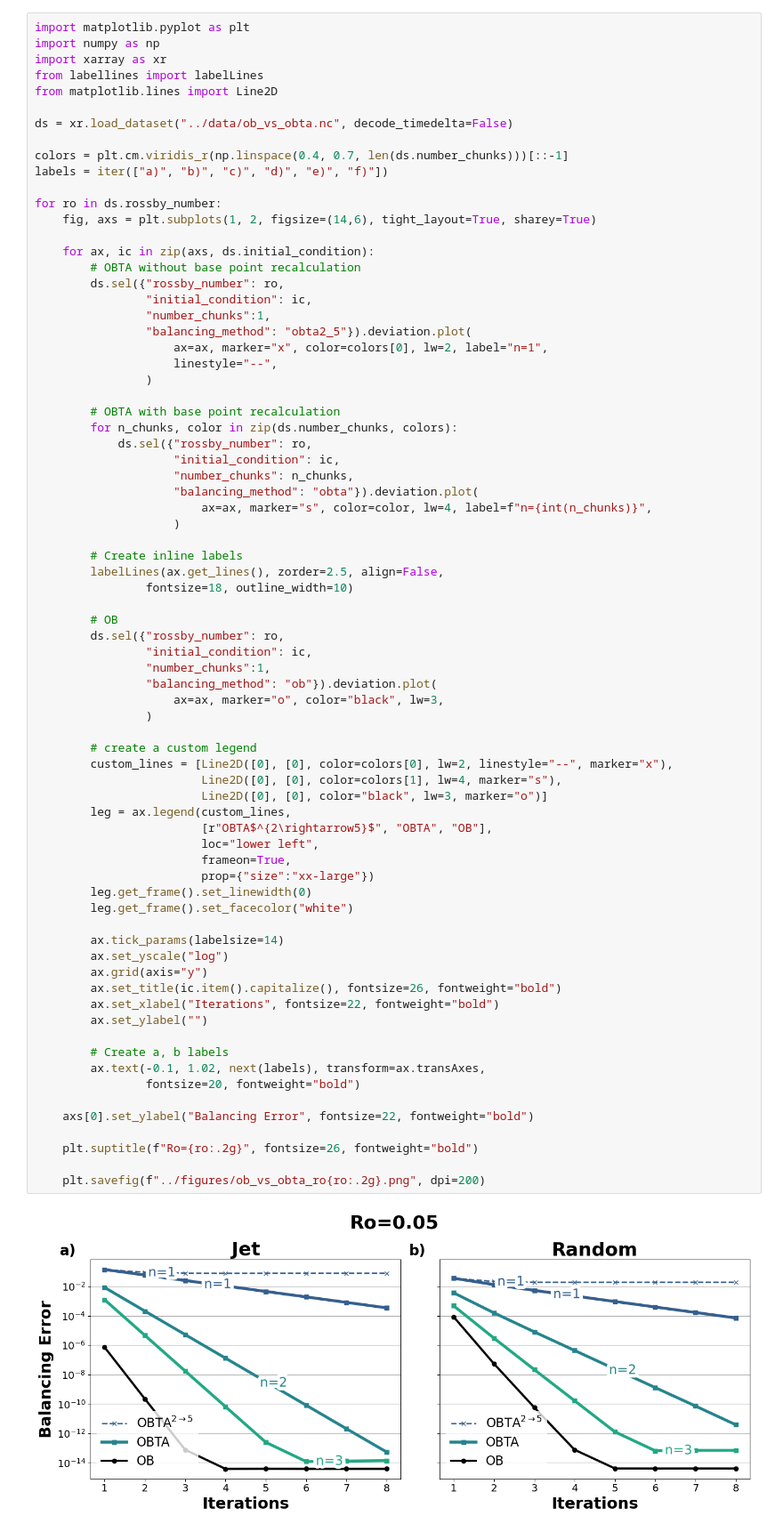
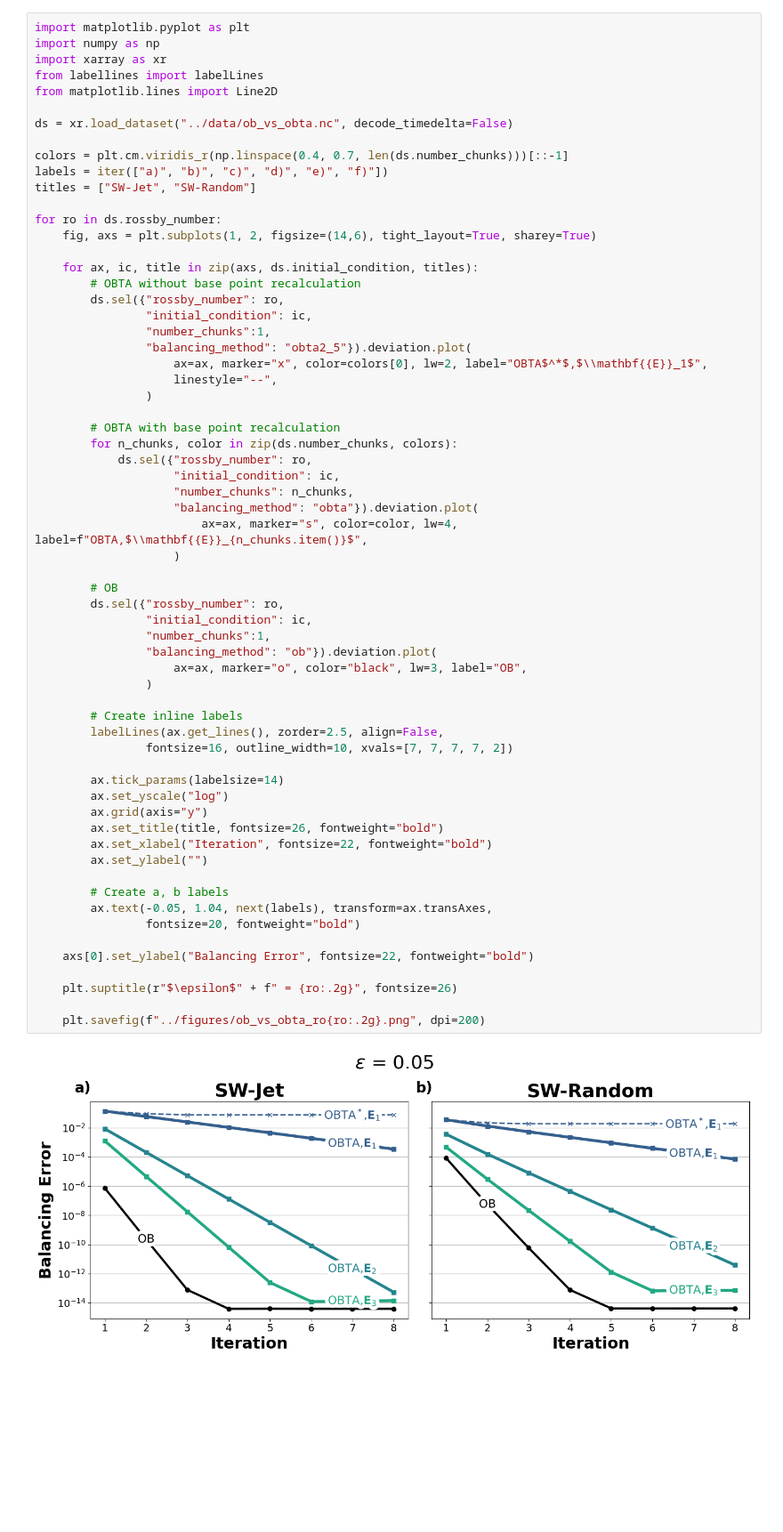
Before and after one commit to Gordi42/obta-paper, a Jupyter notebook: notebooks/ob_vs_obta.ipynb, the cells around one changed output. Shown at 89% size. Drawn from its saved outputs; the diff is of its cells as text; blank space fills up the shorter version.

```diff
--- a/notebooks/ob_vs_obta.ipynb
+++ b/notebooks/ob_vs_obta.ipynb
@@ -9,68 +9,57 @@ ds = xr.load_dataset("../data/ob_vs_obta.nc", decode_timedelta=False)
 
 colors = plt.cm.viridis_r(np.linspace(0.4, 0.7, len(ds.number_chunks)))[::-1]
 labels = iter(["a)", "b)", "c)", "d)", "e)", "f)"])
+titles = ["SW-Jet", "SW-Random"]
 
 for ro in ds.rossby_number:
     fig, axs = plt.subplots(1, 2, figsize=(14,6), tight_layout=True, sharey=True)
 
-    for ax, ic in zip(axs, ds.initial_condition):
+    for ax, ic, title in zip(axs, ds.initial_condition, titles):
         # OBTA without base point recalculation
         ds.sel({"rossby_number": ro,
                 "initial_condition": ic,
                 "number_chunks":1,
                 "balancing_method": "obta2_5"}).deviation.plot(
-                    ax=ax, marker="x", color=colors[0], lw=2, label="n=1",
+                    ax=ax, marker="x", color=colors[0], lw=2, label="OBTA$^*$,$\\mathbf{{E}}_1$",
                     linestyle="--",
                 )
 
         # OBTA with base point recalculation
         for n_chunks, color in zip(ds.number_chunks, colors):
             ds.sel({"rossby_number": ro,
                     "initial_condition": ic,
                     "number_chunks": n_chunks,
                     "balancing_method": "obta"}).deviation.plot(
-                        ax=ax, marker="s", color=color, lw=4, label=f"n={int(n_chunks)}",
+                        ax=ax, marker="s", color=color, lw=4, label=f"OBTA,$\\mathbf{{E}}_{n_chunks.item()}$",
                     )
-
-        # Create inline labels
-        labelLines(ax.get_lines(), zorder=2.5, align=False,
-                fontsize=18, outline_width=10)
 
         # OB
         ds.sel({"rossby_number": ro,
                 "initial_condition": ic,
                 "number_chunks":1,
                 "balancing_method": "ob"}).deviation.plot(
-                    ax=ax, marker="o", color="black", lw=3,
+                    ax=ax, marker="o", color="black", lw=3, label="OB",
                 )
 
-        # create a custom legend
-        custom_lines = [Line2D([0], [0], color=colors[0], lw=2, linestyle="--", marker="x"),
-                        Line2D([0], [0], color=colors[1], lw=4, marker="s"),
-                        Line2D([0], [0], color="black", lw=3, marker="o")]
-        leg = ax.legend(custom_lines,
-                        [r"OBTA$^{2\rightarrow5}$", "OBTA", "OB"],
-                        loc="lower left",
-                        frameon=True,
-                        prop={"size":"xx-large"})
-        leg.get_frame().set_linewidth(0)
-        leg.get_frame().set_facecolor("white")
+        # Create inline labels
+        labelLines(ax.get_lines(), zorder=2.5, align=False,
+                fontsize=16, outline_width=10, xvals=[7, 7, 7, 7, 2])
 
         ax.tick_params(labelsize=14)
         ax.set_yscale("log")
         ax.grid(axis="y")
-        ax.set_title(ic.item().capitalize(), fontsize=26, fontweight="bold")
-        ax.set_xlabel("Iterations", fontsize=22, fontweight="bold")
+        ax.set_title(title, fontsize=26, fontweight="bold")
+        ax.set_xlabel("Iteration", fontsize=22, fontweight="bold")
         ax.set_ylabel("")
 
         # Create a, b labels
-        ax.text(-0.1, 1.02, next(labels), transform=ax.transAxes,
+        ax.text(-0.05, 1.04, next(labels), transform=ax.transAxes,
                 fontsize=20, fontweight="bold")
 
     axs[0].set_ylabel("Balancing Error", fontsize=22, fontweight="bold")
 
-    plt.suptitle(f"Ro={ro:.2g}", fontsize=26, fontweight="bold")
+    plt.suptitle(r"$\epsilon$" + f" = {ro:.2g}", fontsize=26)
 
     plt.savefig(f"../figures/ob_vs_obta_ro{ro:.2g}.png", dpi=200)
 # %% [output]
-[figure, old version]
+[figure, new version]
```
Also changed, not shown: parts of 2 cells of this notebook, 8 other files.
